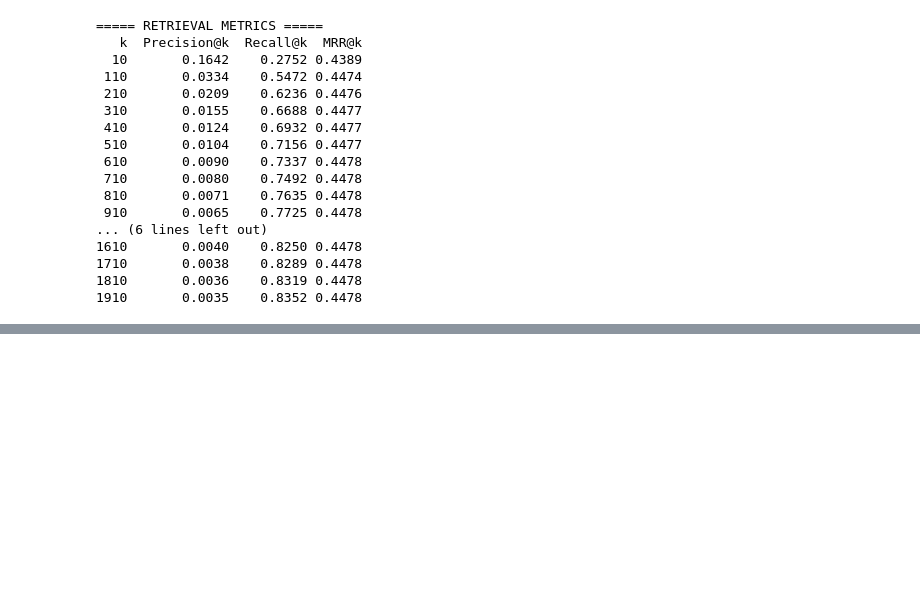
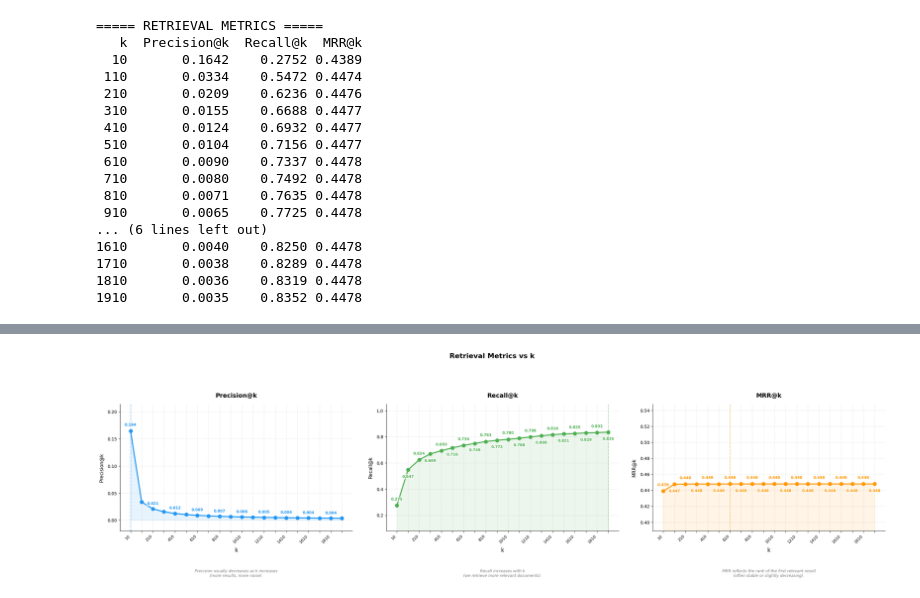
Before and after one commit to AbdelkarimElm/information-retrieval-engine, a Jupyter notebook: information_retrieval_engine.ipynb, the cells around one changed output, grey strips where cells are left out. Cells and saved outputs as stored; diff of their text form; code cells hidden in the pictures; blank space fills up the shorter version.

```diff
--- a/information_retrieval_engine.ipynb
+++ b/information_retrieval_engine.ipynb
@@ -2711,0 +2714,81 @@ print(metrics_df.to_string(index=False))
+# %%
+# ============================================================
+# Plotting Retrieval Metrics vs K
+# ============================================================
+
+import matplotlib.pyplot as plt
+import numpy as np
+
+# Create 3 side-by-side plots (Precision, Recall, MRR)
+fig, axes = plt.subplots(1, 3, figsize=(26, 8))
+fig.suptitle("Retrieval Metrics vs k", fontsize=16, fontweight='bold', y=1.03)
+
+# Metric configuration: (column name, color, short interpretation note)
+metric_cfg = [
+    ("Precision@k", "#2196F3", "Precision usually decreases as k increases\n(more results, more noise)."),
+    ("Recall@k",    "#4CAF50", "Recall increases with k\n(we retrieve more relevant documents)."),
+    ("MRR@k",       "#FF9800", "MRR reflects the rank of the first relevant result\n(often stable or slightly decreasing)."),
+]
+
+for ax, (metric, color, note) in zip(axes, metric_cfg):
+    vals = metrics_df[metric].values
+    ks   = metrics_df["k"].values
+
+    # Plot curve + light area fill for readability
+    ax.plot(ks, vals, marker="o", color=color, linewidth=2.5, markersize=8, zorder=3)
+    ax.fill_between(ks, vals, alpha=0.1, color=color)
+
+    # Annotate points (reduced labels for Precision to avoid overlap)
+    for i, (x, y) in enumerate(zip(ks, vals)):
+        if metric == "Precision@k" and i > 0 and i % 2 != 0:
+            continue
+
+        offset_y = 12 if i % 2 == 0 else -18
+        if metric == "Precision@k" and y < 0.05:
+            offset_y = 10
+
+        ax.annotate(
+            f"{y:.3f}", (x, y),
+            textcoords="offset points",
+            xytext=(0, offset_y),
+            ha='center', fontsize=8.5, color=color, fontweight='bold',
+            bbox=dict(boxstyle='round,pad=0.1', fc='white', ec='none', alpha=0.6)
+        )
+
+    # Highlight the best k for this metric (max value)
+    best_idx = np.argmax(vals)
+    ax.axvline(x=ks[best_idx], color=color, linestyle='--', alpha=0.4, linewidth=1.5)
+
+    # Axes labels and styling
+    ax.set_title(metric, fontsize=14, fontweight='bold', pad=15)
+    ax.set_xlabel("k", fontsize=12, labelpad=8)
+    ax.set_ylabel(metric, fontsize=11, labelpad=8)
+
+    # Show one x-axis label out of two for readability
+    ax.set_xticks(ks)
+    x_labels = [str(k) if i % 2 == 0 else "" for i, k in enumerate(ks)]
+    ax.set_xticklabels(x_labels, rotation=45, ha='right', fontsize=9)
+
+    # Adjust y-limits to avoid squeezing the curve against the axis
+    y_min, y_max = vals.min(), vals.max()
+    if metric == "Precision@k":
+        ax.set_ylim(-0.02, y_max + 0.05)
+    else:
+        margin = (y_max - y_min) * 0.35 if (y_max - y_min) > 0.01 else 0.05
+        ax.set_ylim(max(0, y_min - margin), min(1.05, y_max + margin + 0.05))
+
+    ax.grid(True, alpha=0.3, linestyle='--')
+    ax.spines[['top', 'right']].set_visible(False)
+
+    # Add a short interpretation note below each plot
+    ax.text(0.5, -0.30, note, transform=ax.transAxes,
+            ha='center', va='top', fontsize=9, color='gray', style='italic')
+
+# Final layout + save figure
+plt.tight_layout(pad=3.0)
+plt.savefig("metrics_vs_k.png", dpi=150, bbox_inches='tight')
+plt.show()
+
+print("Saved: metrics_vs_k.png")
+# %% [output]
+[figure, added]
```
Also changed, not shown: parts of 2 cells of this notebook.
